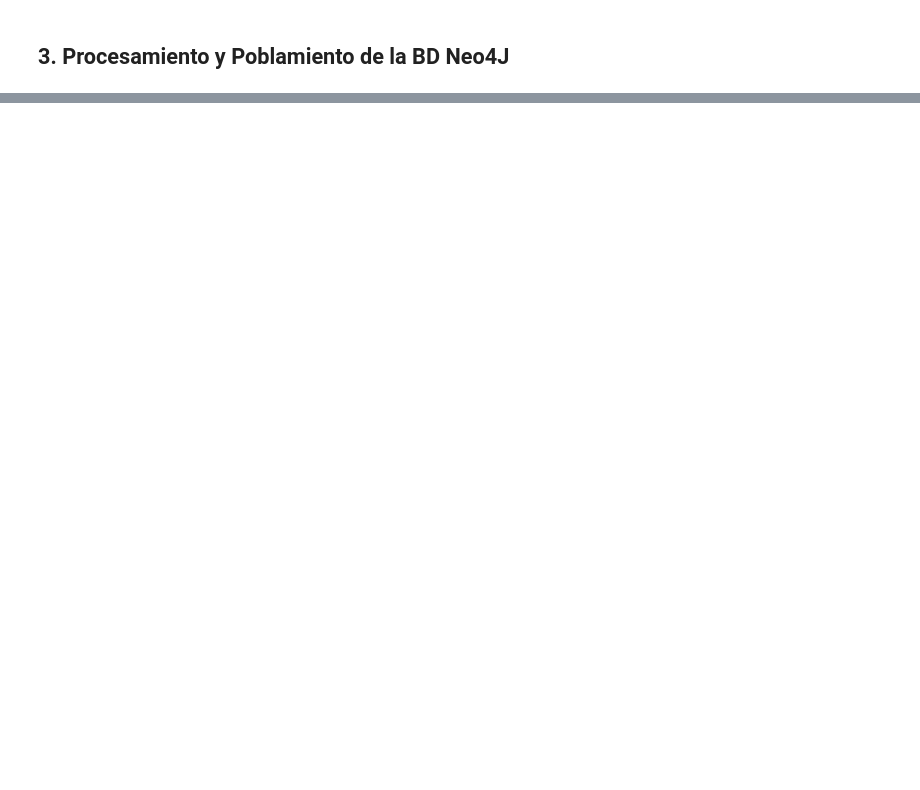
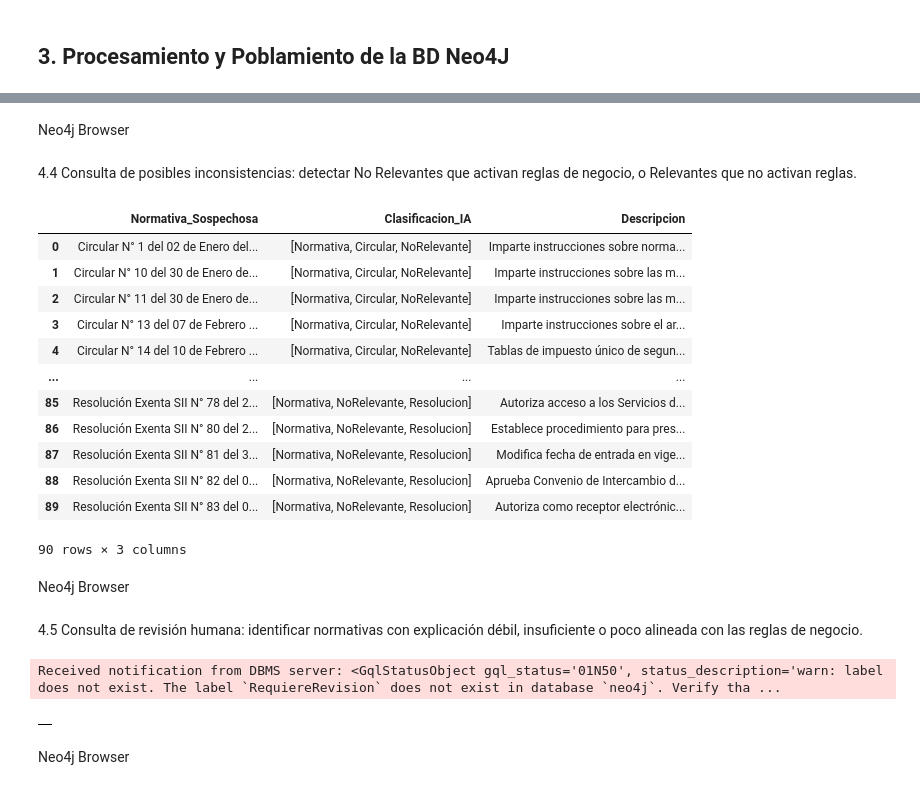
Before and after one commit to moriciii3/laboratorio-bbdda, a Jupyter notebook: lab-3/notebook.ipynb, the cells around one changed output, grey strips where cells are left out. Drawn from its saved outputs; the diff is of its cells as text; code cells hidden in the pictures; blank space fills up the shorter version.

```diff
--- a/lab-3/notebook.ipynb
+++ b/lab-3/notebook.ipynb
@@ -113,0 +250,2 @@ for index, row in df.iterrows():
+# %% [markdown]
+Neo4j Browser
@@ -113,0 +256,30 @@ for index, row in df.iterrows():
+# %% [markdown]
+4.4 Consulta de posibles inconsistencias: detectar No Relevantes que activan reglas de
+negocio, o Relevantes que no activan reglas.
+# %%
+q4 = """
+MATCH (n:Normativa)
+WHERE (n:NoRelevante AND (n)-[:ACTIVA_REGLA]->())
+   OR (n:Relevante AND NOT (n)-[:ACTIVA_REGLA]->())
+RETURN n.nombre AS Normativa_Sospechosa,
+       labels(n) AS Clasificacion_IA,
+       n.descripcion AS Descripcion
+"""
+df4 = pd.DataFrame([r.data() for r in session.run(q4)])
+df4
+# %% [output]
+|  | Normativa_Sospechosa | Clasificacion_IA | Descripcion |
+| 0 | Circular N° 1 del 02 de Enero del... | [Normativa, Circular, NoRelevante] | Imparte instrucciones sobre norma... |
+| 1 | Circular N° 10 del 30 de Enero de... | [Normativa, Circular, NoRelevante] | Imparte instrucciones sobre las m... |
+| 2 | Circular N° 11 del 30 de Enero de... | [Normativa, Circular, NoRelevante] | Imparte instrucciones sobre las m... |
+| 3 | Circular N° 13 del 07 de Febrero ... | [Normativa, Circular, NoRelevante] | Imparte instrucciones sobre el ar... |
+| 4 | Circular N° 14 del 10 de Febrero ... | [Normativa, Circular, NoRelevante] | Tablas de impuesto único de segun... |
+| ... | ... | ... | ... |
+| 85 | Resolución Exenta SII N° 78 del 2... | [Normativa, NoRelevante, Resolucion] | Autoriza acceso a los Servicios d... |
+| 86 | Resolución Exenta SII N° 80 del 2... | [Normativa, NoRelevante, Resolucion] | Establece procedimiento para pres... |
+| 87 | Resolución Exenta SII N° 81 del 3... | [Normativa, NoRelevante, Resolucion] | Modifica fecha de entrada en vige... |
+| 88 | Resolución Exenta SII N° 82 del 0... | [Normativa, NoRelevante, Resolucion] | Aprueba Convenio de Intercambio d... |
+| 89 | Resolución Exenta SII N° 83 del 0... | [Normativa, NoRelevante, Resolucion] | Autoriza como receptor electrónic... |
+90 rows × 3 columns
+# %% [markdown]
+Neo4j Browser
@@ -113,0 +293,17 @@ for index, row in df.iterrows():
+# %% [markdown]
+4.5 Consulta de revisión humana: identificar normativas con explicación débil, insuficiente o
+poco alineada con las reglas de negocio.
+# %%
+q5 = """
+MATCH (n:RequiereRevision)-[:TIENE_EXPLICACION]->(e:ExplicacionIA)
+RETURN n.nombre AS Normativa,
+       labels(n) AS Etiquetas_Actuales,
+       e.texto AS Explicacion_IA
+"""
+df5 = pd.DataFrame([r.data() for r in session.run(q5)])
+df5
+# %% [output]
+Received notification from DBMS server: <GqlStatusObject gql_status='01N50', status_description='warn: label does not exist. The label `RequiereRevision` does not exist in database `neo4j`. Verify tha ...
+|  |
+# %% [markdown]
+Neo4j Browser
```
Also changed, not shown: parts of 24 cells of this notebook.
